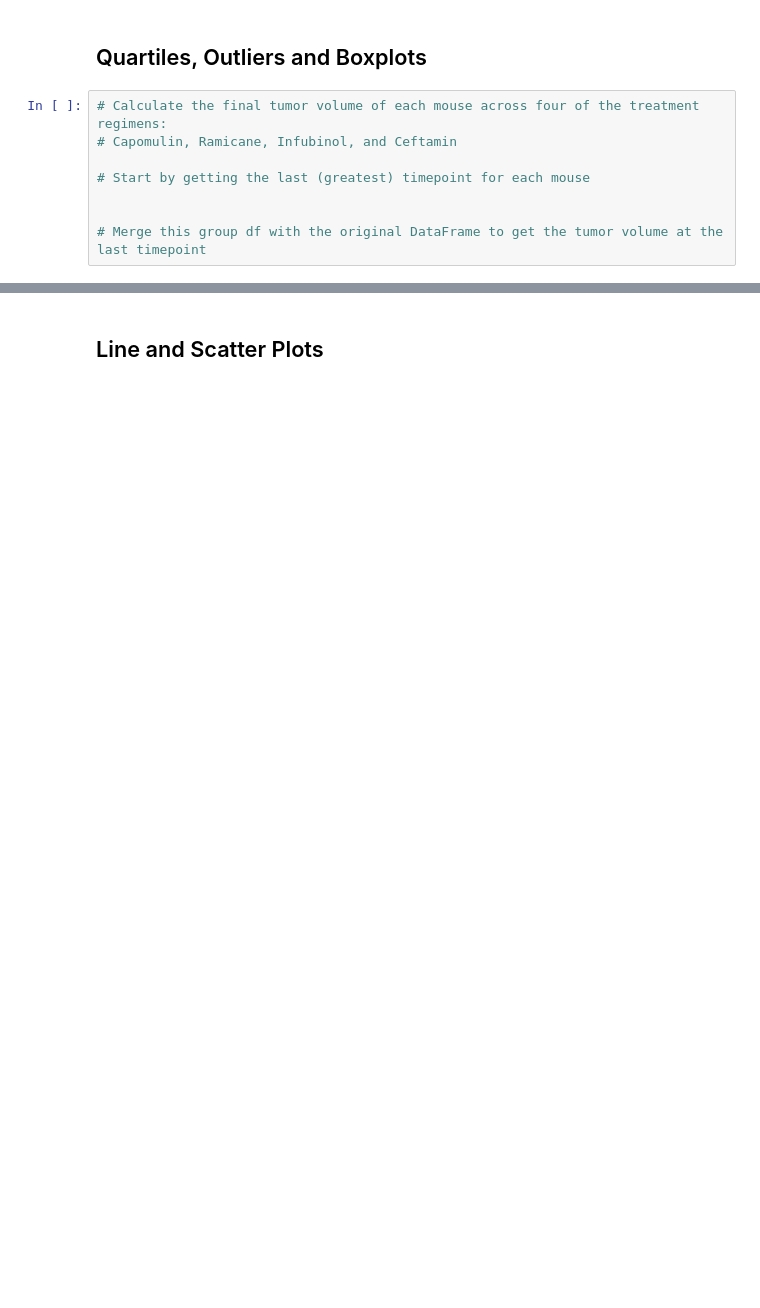
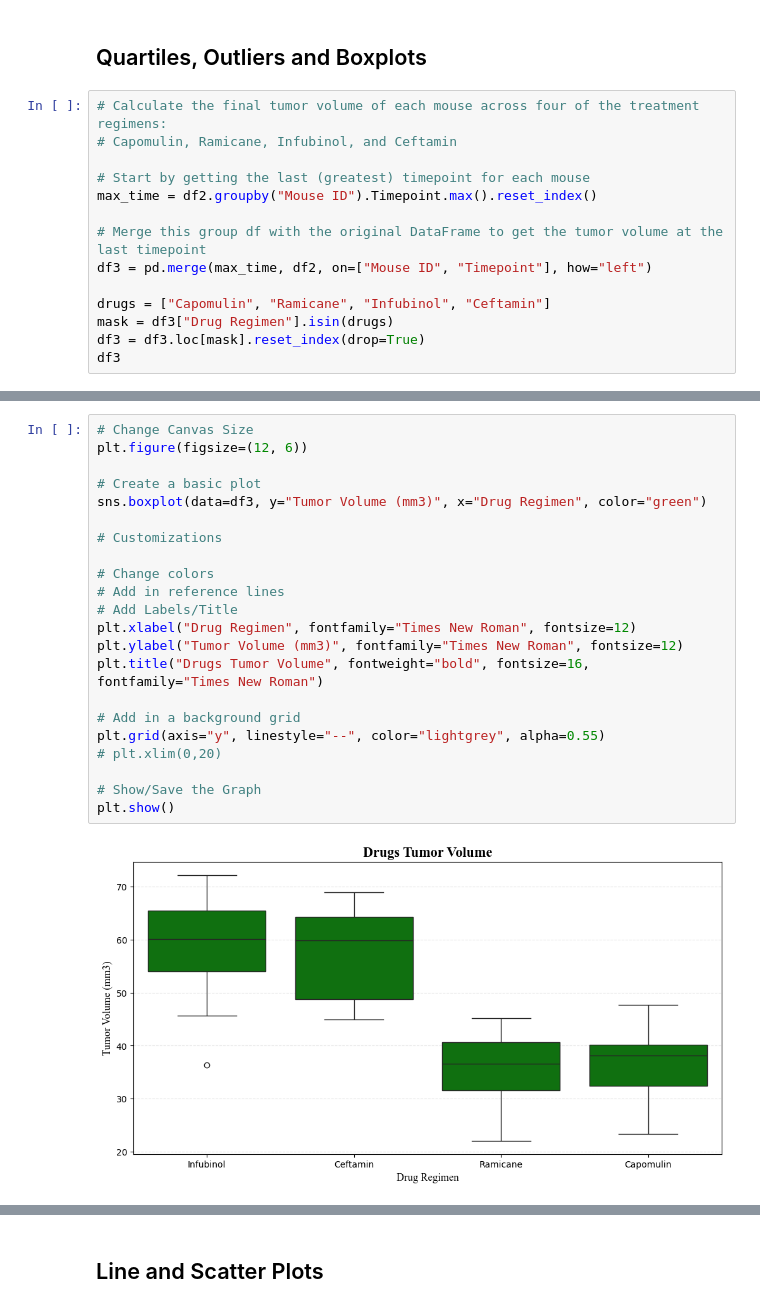
Before and after one commit to yangedward92/nov2024_data_week5, a Jupyter notebook: Submission/Pymaceuticals/pymaceuticals_starter.ipynb, the cells around one changed output, grey strips where cells are left out. Drawn from its saved outputs; the diff is of its cells as text; blank space fills up the shorter version.

```diff
--- a/Submission/Pymaceuticals/pymaceuticals_starter.ipynb
+++ b/Submission/Pymaceuticals/pymaceuticals_starter.ipynb
@@ -144,6 +293,12 @@ array(['g989'], dtype=object)
 # Capomulin, Ramicane, Infubinol, and Ceftamin
 
 # Start by getting the last (greatest) timepoint for each mouse
-
+max_time = df2.groupby("Mouse ID").Timepoint.max().reset_index()
 
 # Merge this group df with the original DataFrame to get the tumor volume at the last timepoint
+df3 = pd.merge(max_time, df2, on=["Mouse ID", "Timepoint"], how="left")
+
+drugs = ["Capomulin", "Ramicane", "Infubinol", "Ceftamin"]
+mask = df3["Drug Regimen"].isin(drugs)
+df3 = df3.loc[mask].reset_index(drop=True)
+df3
@@ -149,0 +319,24 @@ array(['g989'], dtype=object)
+# %%
+# Change Canvas Size
+plt.figure(figsize=(12, 6))
+
+# Create a basic plot
+sns.boxplot(data=df3, y="Tumor Volume (mm3)", x="Drug Regimen", color="green")
+
+# Customizations
+
+# Change colors
+# Add in reference lines
+# Add Labels/Title
+plt.xlabel("Drug Regimen", fontfamily="Times New Roman", fontsize=12)
+plt.ylabel("Tumor Volume (mm3)", fontfamily="Times New Roman", fontsize=12)
+plt.title("Drugs Tumor Volume", fontweight="bold", fontsize=16, fontfamily="Times New Roman")
+
+# Add in a background grid
+plt.grid(axis="y", linestyle="--", color="lightgrey", alpha=0.55)
+# plt.xlim(0,20)
+
+# Show/Save the Graph
+plt.show()
+# %% [output]
+[figure, added]
```
Also changed, not shown: parts of 37 cells of this notebook.
